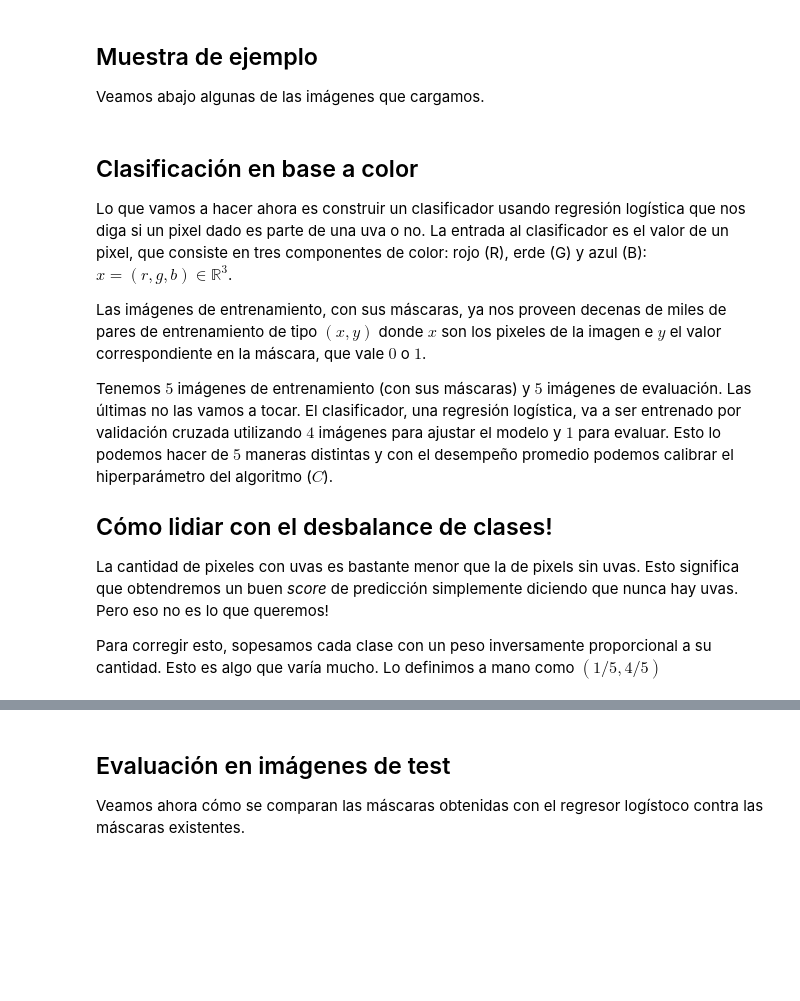
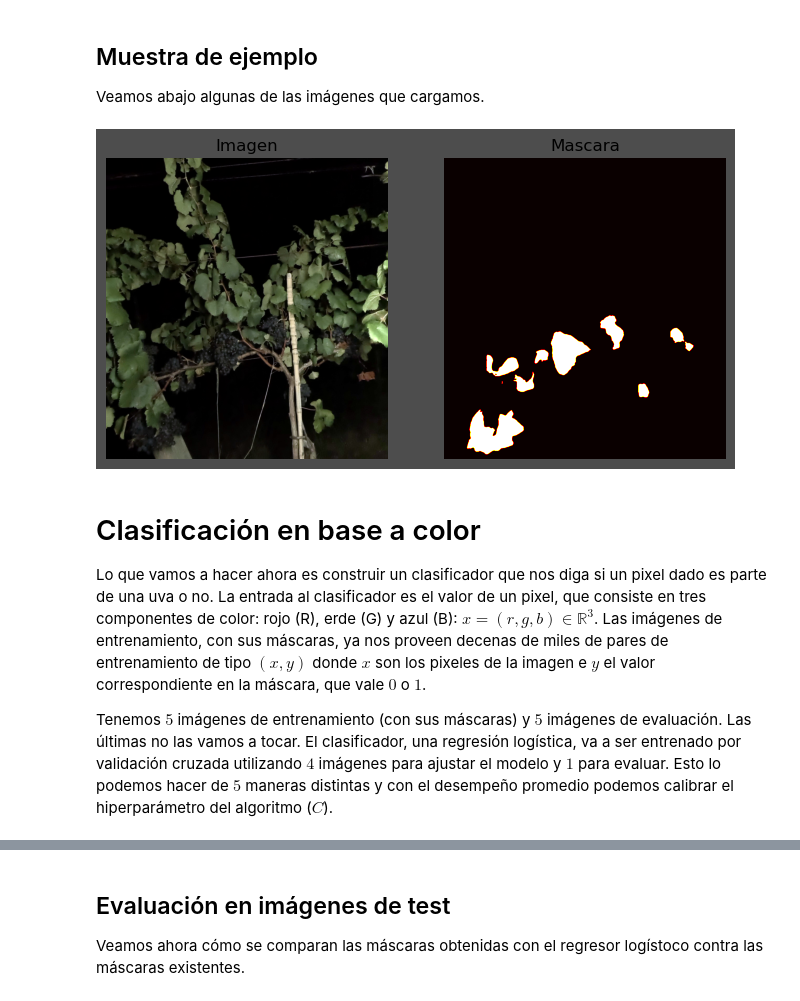
Before and after one commit to nacho-pancho/agrokhipux2024, a Jupyter notebook: practicos/2-machine_learning/2-4-ejemplo_agro.ipynb, the cells around one changed output, grey strips where cells are left out. Saved outputs shown, nothing was run; the diff lists cells and outputs as text; code cells hidden in the pictures; blank space fills up the shorter version.

```diff
--- a/practicos/2-machine_learning/2-4-ejemplo_agro.ipynb
+++ b/practicos/2-machine_learning/2-4-ejemplo_agro.ipynb
@@ -77,32 +80,38 @@ test_masks  = [i[crop:-crop,:] for i in test_masks]
 Veamos abajo algunas de las imágenes que cargamos.
 # %%
 import matplotlib.pyplot as plt
+import matplotlib as mpl
+import matplotlib.cm as cm
+
+import numpy as np
+import numpy.random as rng
+
+mpl.rcParams['figure.dpi'] = 100
+mpl.rcParams['savefig.dpi'] = 150
+
+mpl.rcParams['font.size'] = 10
+mpl.rcParams['legend.fontsize'] = 'small'
+mpl.rcParams['figure.titlesize'] = 'small'
+
 
 plt.figure(figsize=(8,8),facecolor=(0.3,0.3,0.3))
 plt.subplot(1,2,1)
 plt.imshow(train_images[0])
 plt.title('Imagen')
 plt.axis('off')
 plt.subplot(1,2,2)
 plt.imshow(train_masks[0],cmap='hot')
 plt.title('Mascara')
 plt.axis('off')
 plt.show()
+# %% [output]
+[figure, added]
 # %% [markdown]
-## Clasificación en base a color
+# Clasificación en base a color
 
-Lo que vamos a hacer ahora es construir un clasificador usando regresión logística que nos diga si un pixel dado es parte de una uva o no. La entrada al clasificador es el valor de un pixel, que consiste en tres componentes de color: rojo (R), erde (G) y azul (B): $x=(r,g,b) \in \mathbb{R}^3$.
-
+Lo que vamos a hacer ahora es construir un clasificador  que nos diga si un pixel dado es parte de una uva o no.
+La entrada al clasificador es el valor de un pixel, que consiste en tres componentes de color: rojo (R), erde (G) y azul (B): $x=(r,g,b) \in \mathbb{R}^3$.
 Las imágenes de entrenamiento, con sus máscaras, ya nos proveen decenas de miles de pares de entrenamiento de tipo $(x,y)$ donde $x$ son los pixeles de la imagen e $y$ el valor correspondiente en la máscara, que vale $0$ o $1$.
 
 Tenemos $5$ imágenes de entrenamiento (con sus máscaras) y $5$ imágenes de evaluación. Las últimas no las vamos  a tocar.
 El clasificador, una regresión logística, va a ser entrenado por validación cruzada utilizando $4$ imágenes para ajustar el modelo y $1$ para evaluar. Esto lo podemos hacer de $5$ maneras distintas y con el desempeño promedio podemos calibrar el hiperparámetro del algoritmo ($C$).
-
-## Cómo lidiar con el desbalance de clases!
-
-La cantidad de pixeles con uvas es bastante menor que la de pixels sin uvas.
-Esto significa que obtendremos un buen _score_ de predicción simplemente diciendo que nunca hay uvas.
-Pero eso no es lo que queremos!
-
-Para corregir esto, sopesamos cada clase con un peso inversamente proporcional a su cantidad. Esto es algo que varía mucho.
-Lo definimos a mano como $(1/5,4/5)$
```
Also changed, not shown: parts of 13 cells of this notebook.
